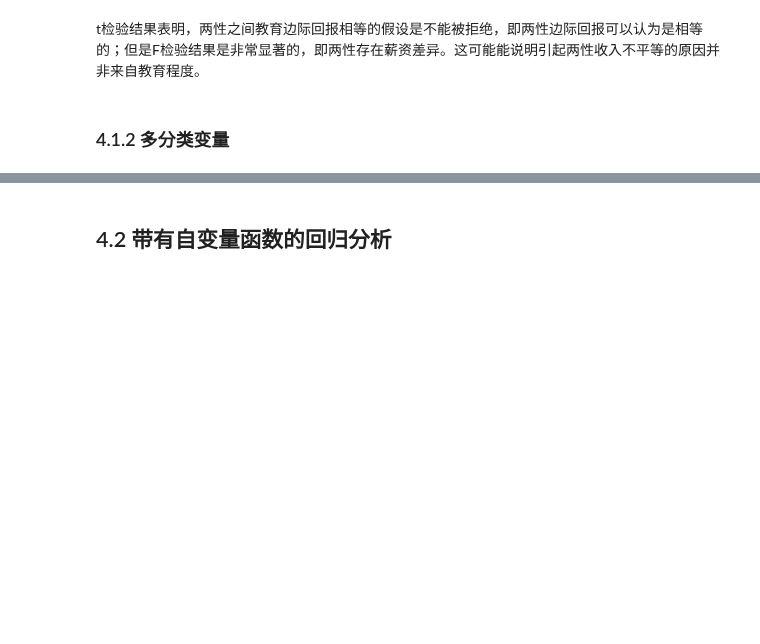
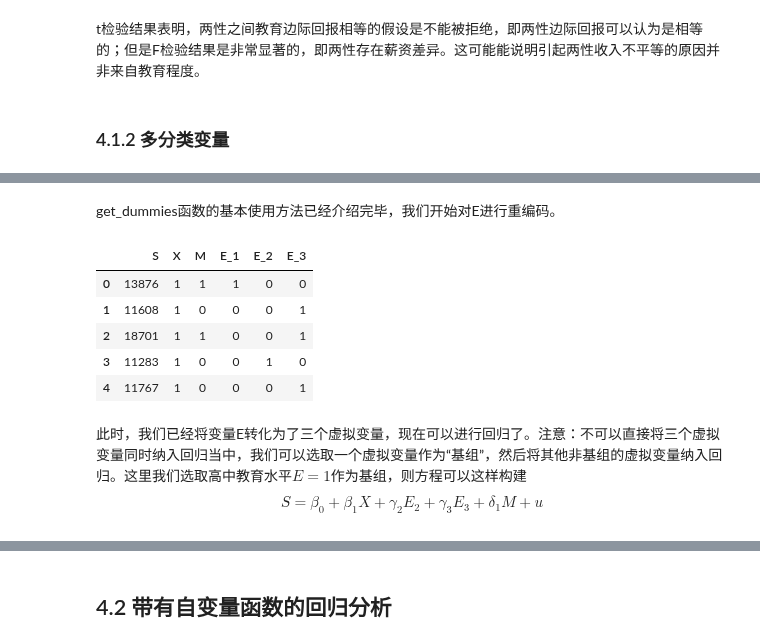
Before and after one commit to Git-Model/Modeling-Universe, a Jupyter notebook: Data-Story/统计分析之回归分析/回归.ipynb, the cells around one changed output, grey strips where cells are left out. Saved outputs shown, nothing was run; the diff lists cells and outputs as text; code cells hidden in the pictures; blank space fills up the shorter version.

```diff
--- a/Data-Story/统计分析之回归分析/回归.ipynb
+++ b/Data-Story/统计分析之回归分析/回归.ipynb
@@ -1277,0 +1313,3 @@ $$
+# %%
+data=pd.read_table('P130.txt')
+data.head()
@@ -1277,0 +1360,18 @@ $$
+# %% [markdown]
+get_dummies函数的基本使用方法已经介绍完毕，我们开始对E进行重编码。
+# %%
+data['E']=data['E'].astype(str)
+data_dummies=pd.get_dummies(data,columns=['E'])
+data_dummies.head()
+# %% [output]
+|  | S | X | M | E_1 | E_2 | E_3 |
+| 0 | 13876 | 1 | 1 | 1 | 0 | 0 |
+| 1 | 11608 | 1 | 0 | 0 | 0 | 1 |
+| 2 | 18701 | 1 | 1 | 0 | 0 | 1 |
+| 3 | 11283 | 1 | 0 | 0 | 1 | 0 |
+| 4 | 11767 | 1 | 0 | 0 | 0 | 1 |
+# %% [markdown]
+此时，我们已经将变量E转化为了三个虚拟变量，现在可以进行回归了。注意：不可以直接将三个虚拟变量同时纳入回归当中，我们可以选取一个虚拟变量作为“基组”，然后将其他非基组的虚拟变量纳入回归。这里我们选取高中教育水平$E=1$作为基组，则方程可以这样构建
+$$
+S=\beta_{0}+\beta_{1} X+\gamma_{2} E_{2}+\gamma_{3} E_{3}+\delta_{1} M+u
+$$
```
Also changed, not shown: parts of 68 cells of this notebook.
